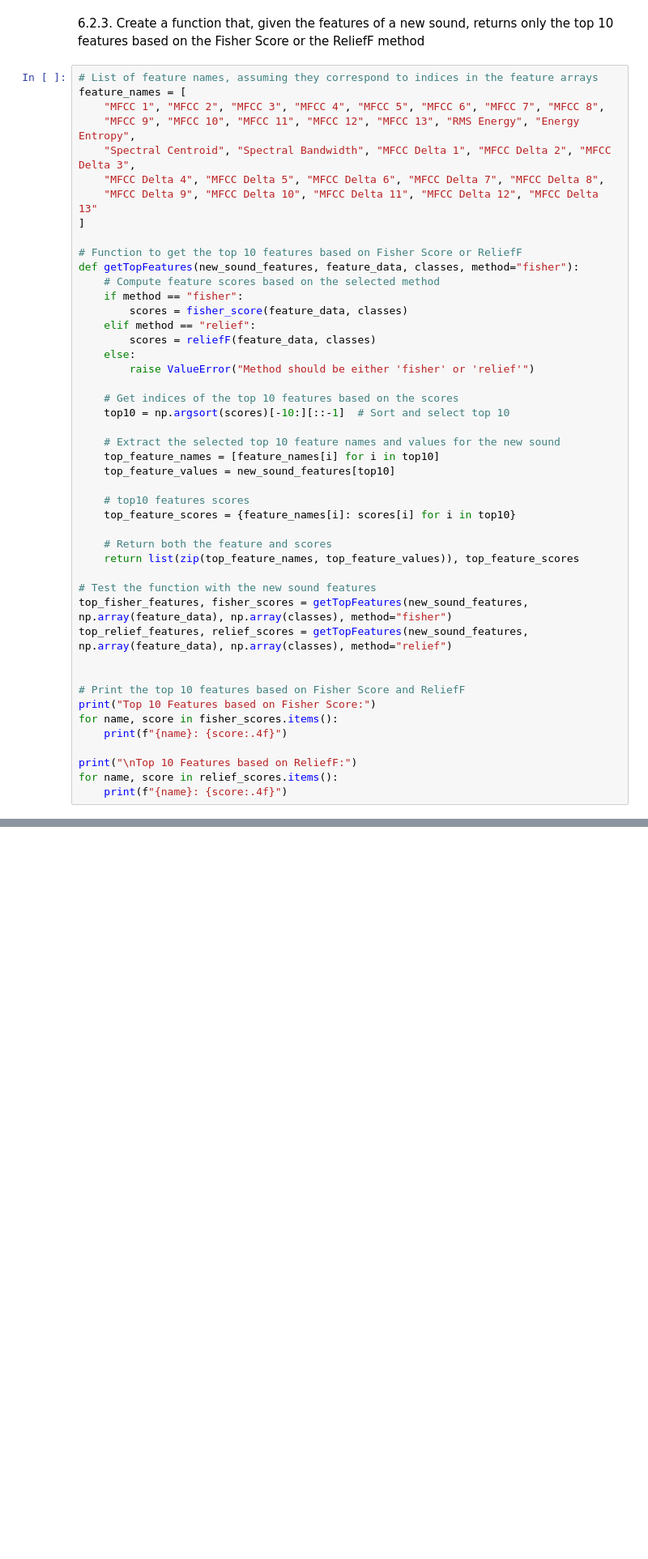
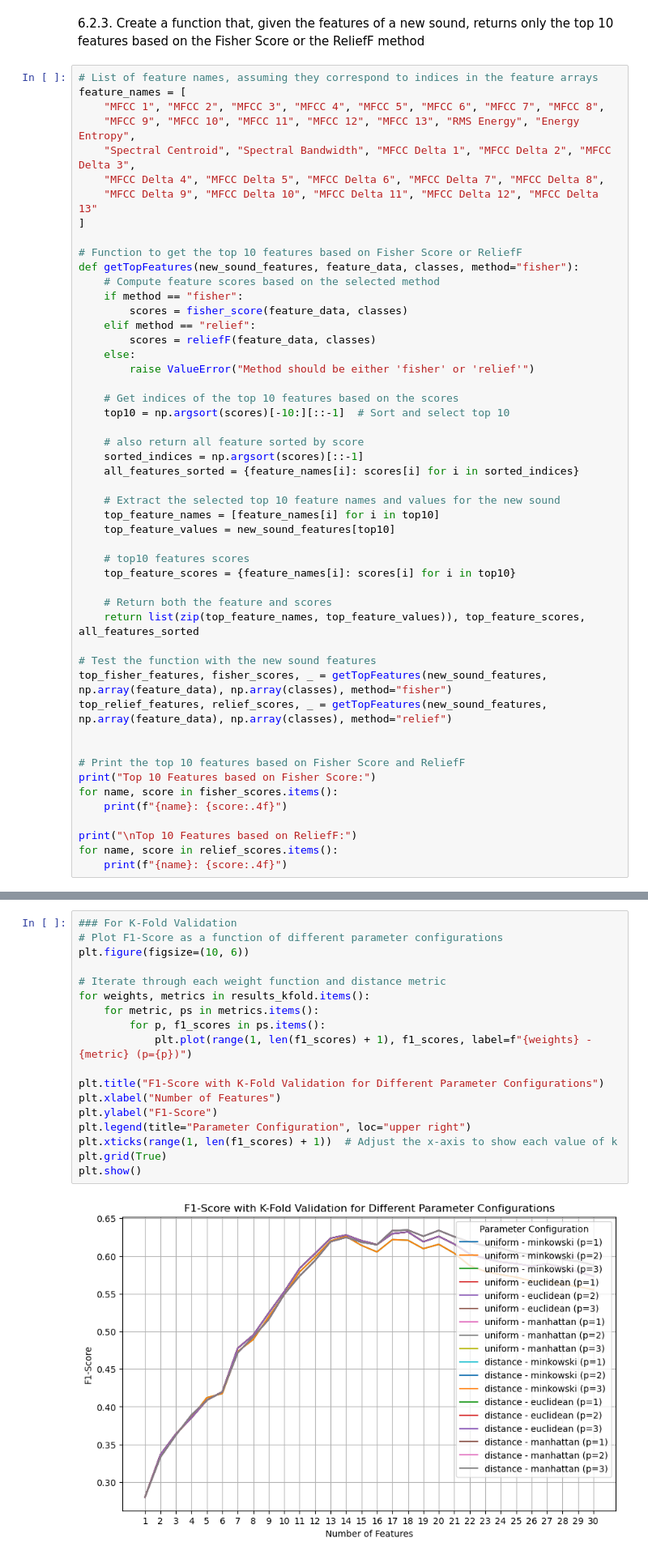
Before and after one commit to OrnelasCarpinteiro/TCD, a Jupyter notebook: Filipe_Obrist_2024170686_TCD2024.ipynb, the cells around one changed output, grey strips where cells are left out. Shown at 81% size. Cells and saved outputs as stored; diff of their text form; blank space fills up the shorter version.

```diff
--- a/Filipe_Obrist_2024170686_TCD2024.ipynb
+++ b/Filipe_Obrist_2024170686_TCD2024.ipynb
@@ -1357,6 +1374,10 @@ def getTopFeatures(new_sound_features, feature_data, classes, method="fisher"):
     # Get indices of the top 10 features based on the scores
     top10 = np.argsort(scores)[-10:][::-1]  # Sort and select top 10
 
+    # also return all feature sorted by score
+    sorted_indices = np.argsort(scores)[::-1]
+    all_features_sorted = {feature_names[i]: scores[i] for i in sorted_indices}
+
     # Extract the selected top 10 feature names and values for the new sound
     top_feature_names = [feature_names[i] for i in top10]
     top_feature_values = new_sound_features[top10]
@@ -1365,11 +1386,11 @@ def getTopFeatures(new_sound_features, feature_data, classes, method="fisher"):
     top_feature_scores = {feature_names[i]: scores[i] for i in top10}
 
     # Return both the feature and scores
-    return list(zip(top_feature_names, top_feature_values)), top_feature_scores
+    return list(zip(top_feature_names, top_feature_values)), top_feature_scores, all_features_sorted
 
 # Test the function with the new sound features
-top_fisher_features, fisher_scores = getTopFeatures(new_sound_features, np.array(feature_data), np.array(classes), method="fisher")
-top_relief_features, relief_scores = getTopFeatures(new_sound_features, np.array(feature_data), np.array(classes), method="relief")
+top_fisher_features, fisher_scores, _ = getTopFeatures(new_sound_features, np.array(feature_data), np.array(classes), method="fisher")
+top_relief_features, relief_scores, _ = getTopFeatures(new_sound_features, np.array(feature_data), np.array(classes), method="relief")
 
 
 # Print the top 10 features based on Fisher Score and ReliefF
@@ -1403,0 +2049,20 @@ in points 6.1 and 6.2.
+# %%
+### For K-Fold Validation
+# Plot F1-Score as a function of different parameter configurations
+plt.figure(figsize=(10, 6))
+
+# Iterate through each weight function and distance metric
+for weights, metrics in results_kfold.items():
+    for metric, ps in metrics.items():
+        for p, f1_scores in ps.items():
+            plt.plot(range(1, len(f1_scores) + 1), f1_scores, label=f"{weights} - {metric} (p={p})")
+
+plt.title("F1-Score with K-Fold Validation for Different Parameter Configurations")
+plt.xlabel("Number of Features")
+plt.ylabel("F1-Score")
+plt.legend(title="Parameter Configuration", loc="upper right")
+plt.xticks(range(1, len(f1_scores) + 1))  # Adjust the x-axis to show each value of k
+plt.grid(True)
+plt.show()
+# %% [output]
+[figure, added]
```
Also changed, not shown: parts of 75 cells of this notebook.
